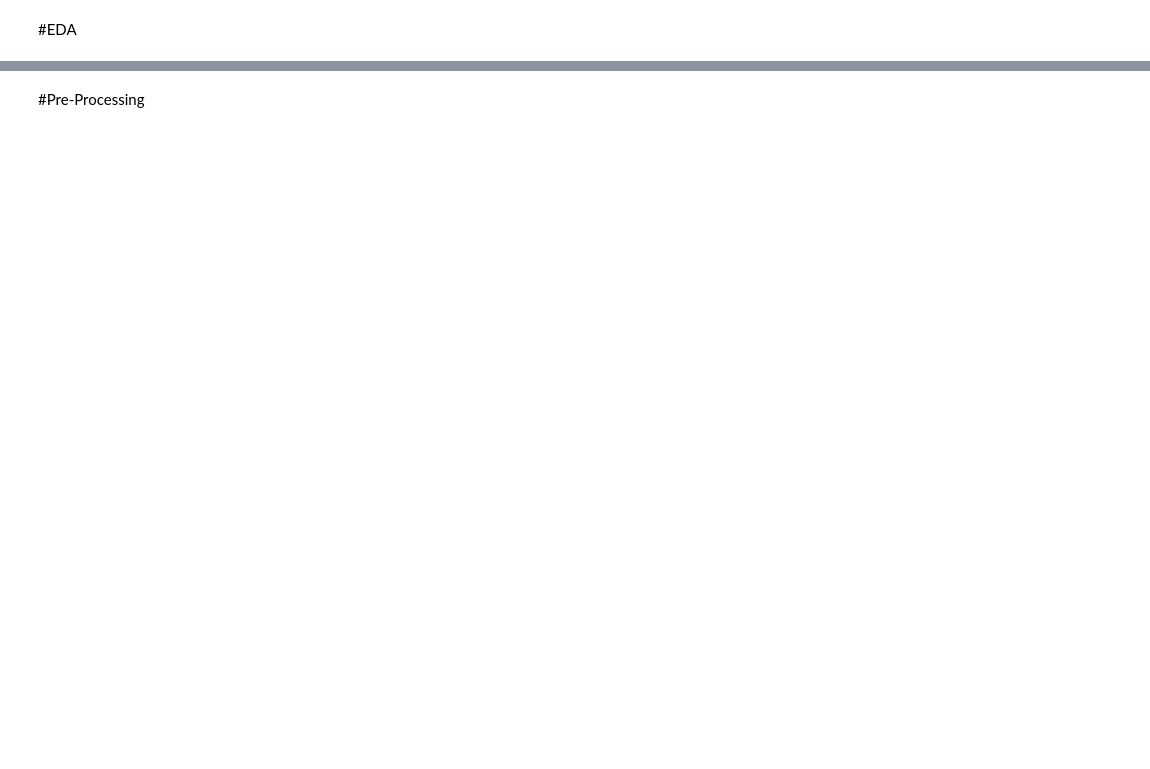
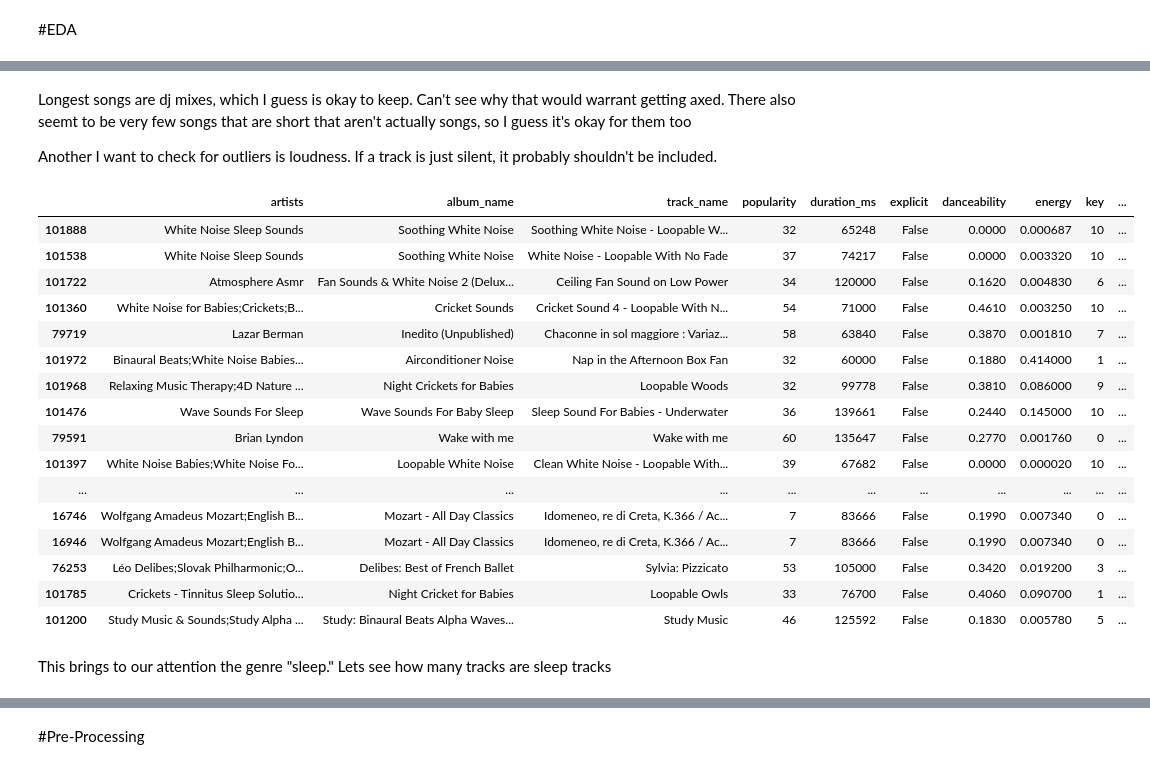
Before and after one commit to will-mccormack/CS-M148-Proj, a Jupyter notebook: Final_Project_Main.ipynb, the cells around one changed output, grey strips where cells are left out. Cells and saved outputs as stored; diff of their text form; code cells hidden in the pictures; blank space fills up the shorter version.

Commit message:
Added the EDA and preprocessing code along with explanations. Note that we still must come to a consensus about duplicates and how we manage that, and that must be implemented in the cleaning and EDA.

```diff
--- a/Final_Project_Main.ipynb
+++ b/Final_Project_Main.ipynb
@@ -63,0 +254,26 @@ Index(['popularity', 'duration_ms', 'explicit', 'danceability', 'energy',
+# %% [markdown]
+Longest songs are dj mixes, which I guess is okay to keep. Can't see why that would warrant getting axed. There also seemt to be very few songs that are short that aren't actually songs, so I guess it's okay for them too
+
+Another I want to check for outliers is loudness. If a track is just silent, it probably shouldn't be included.
+# %%
+cleaned_data.nsmallest(50, "loudness")
+# %% [output]
+|  | artists | album_name | track_name | popularity | duration_ms | explicit | danceability | energy | key | ... |
+| 101888 | White Noise Sleep Sounds | Soothing White Noise | Soothing White Noise - Loopable W... | 32 | 65248 | False | 0.0000 | 0.000687 | 10 | ... |
+| 101538 | White Noise Sleep Sounds | Soothing White Noise | White Noise - Loopable With No Fade | 37 | 74217 | False | 0.0000 | 0.003320 | 10 | ... |
+| 101722 | Atmosphere Asmr | Fan Sounds & White Noise 2 (Delux... | Ceiling Fan Sound on Low Power | 34 | 120000 | False | 0.1620 | 0.004830 | 6 | ... |
+| 101360 | White Noise for Babies;Crickets;B... | Cricket Sounds | Cricket Sound 4 - Loopable With N... | 54 | 71000 | False | 0.4610 | 0.003250 | 10 | ... |
+| 79719 | Lazar Berman | Inedito (Unpublished) | Chaconne in sol maggiore : Variaz... | 58 | 63840 | False | 0.3870 | 0.001810 | 7 | ... |
+| 101972 | Binaural Beats;White Noise Babies... | Airconditioner Noise | Nap in the Afternoon Box Fan | 32 | 60000 | False | 0.1880 | 0.414000 | 1 | ... |
+| 101968 | Relaxing Music Therapy;4D Nature ... | Night Crickets for Babies | Loopable Woods | 32 | 99778 | False | 0.3810 | 0.086000 | 9 | ... |
+| 101476 | Wave Sounds For Sleep | Wave Sounds For Baby Sleep | Sleep Sound For Babies - Underwater | 36 | 139661 | False | 0.2440 | 0.145000 | 10 | ... |
+| 79591 | Brian Lyndon | Wake with me | Wake with me | 60 | 135647 | False | 0.2770 | 0.001760 | 0 | ... |
+| 101397 | White Noise Babies;White Noise Fo... | Loopable White Noise | Clean White Noise - Loopable With... | 39 | 67682 | False | 0.0000 | 0.000020 | 10 | ... |
+| ... | ... | ... | ... | ... | ... | ... | ... | ... | ... | ... |
+| 16746 | Wolfgang Amadeus Mozart;English B... | Mozart - All Day Classics | Idomeneo, re di Creta, K.366 / Ac... | 7 | 83666 | False | 0.1990 | 0.007340 | 0 | ... |
+| 16946 | Wolfgang Amadeus Mozart;English B... | Mozart - All Day Classics | Idomeneo, re di Creta, K.366 / Ac... | 7 | 83666 | False | 0.1990 | 0.007340 | 0 | ... |
+| 76253 | Léo Delibes;Slovak Philharmonic;O... | Delibes: Best of French Ballet | Sylvia: Pizzicato | 53 | 105000 | False | 0.3420 | 0.019200 | 3 | ... |
+| 101785 | Crickets - Tinnitus Sleep Solutio... | Night Cricket for Babies | Loopable Owls | 33 | 76700 | False | 0.4060 | 0.090700 | 1 | ... |
+| 101200 | Study Music & Sounds;Study Alpha ... | Study: Binaural Beats Alpha Waves... | Study Music | 46 | 125592 | False | 0.1830 | 0.005780 | 5 | ... |
+# %% [markdown]
+This brings to our attention the genre "sleep." Lets see how many tracks are sleep tracks
```
Also changed, not shown: parts of 62 cells of this notebook.
